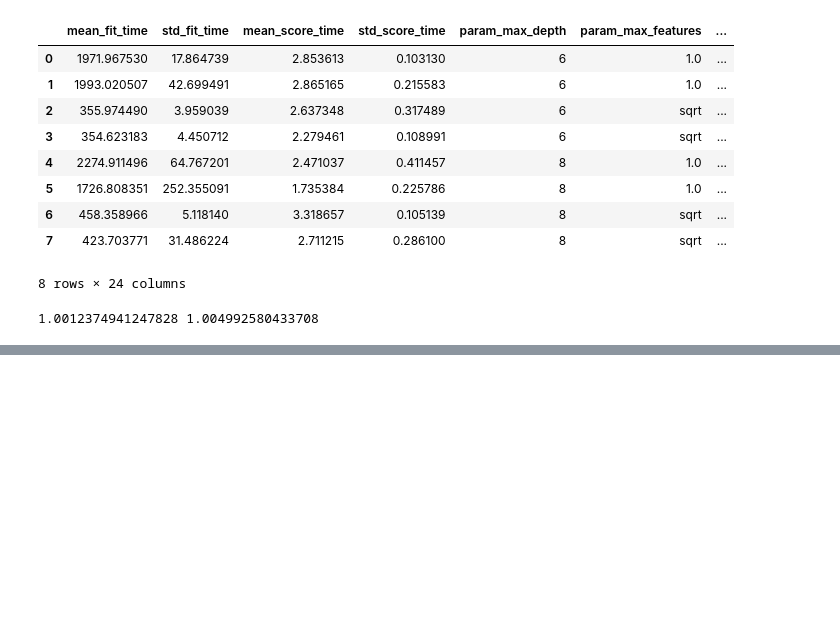
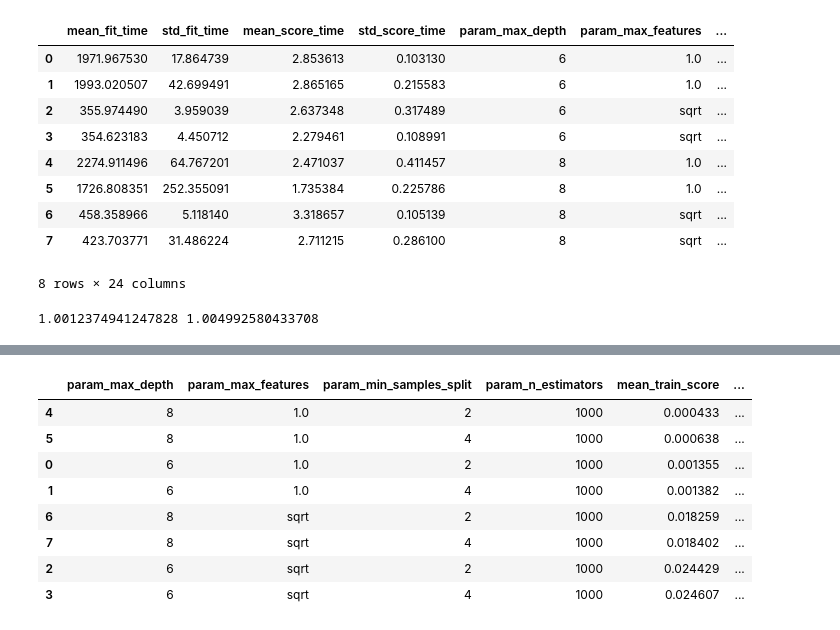
Before and after one commit to Ahmed-Haitham/Reproducible-Research-Project, a Jupyter notebook: model/model_choice.ipynb, the cells around one changed output, grey strips where cells are left out. Drawn from its saved outputs; the diff is of its cells as text; code cells hidden in the pictures; blank space fills up the shorter version.

```diff
--- a/model/model_choice.ipynb
+++ b/model/model_choice.ipynb
@@ -178,0 +206,21 @@ print(exp(train_score), exp(test_score))
+# %%
+with open('saved_models/cv_results_RF_log.pkl', 'rb') as file:
+     cv_results_RF_log = pickle.load(file)
+cv_summary_columns_RF_log = ['param_max_depth', 'param_max_features', 'param_min_samples_split', 'param_n_estimators',
+                            'mean_train_score', 'std_train_score', 'mean_test_score', 'std_test_score']
+cv_results_RF_log['mean_train_score'] = cv_results_RF_log['mean_train_score'].abs()
+cv_results_RF_log['mean_test_score'] = cv_results_RF_log['mean_test_score'].abs()
+cv_summary_RF_log = cv_results_RF_log[cv_summary_columns_RF_log].sort_values(by='mean_test_score', ascending=True)
+with open('saved_models/cv_summaries/cv_summary_RF_log.pkl', 'wb') as file:
+    pickle.dump(cv_summary_RF_log, file)
+cv_summary_RF_log.head(10)
+# %% [output]
+|  | param_max_depth | param_max_features | param_min_samples_split | param_n_estimators | mean_train_score | ... |
+| 4 | 8 | 1.0 | 2 | 1000 | 0.000433 | ... |
+| 5 | 8 | 1.0 | 4 | 1000 | 0.000638 | ... |
+| 0 | 6 | 1.0 | 2 | 1000 | 0.001355 | ... |
+| 1 | 6 | 1.0 | 4 | 1000 | 0.001382 | ... |
+| 6 | 8 | sqrt | 2 | 1000 | 0.018259 | ... |
+| 7 | 8 | sqrt | 4 | 1000 | 0.018402 | ... |
+| 2 | 6 | sqrt | 2 | 1000 | 0.024429 | ... |
+| 3 | 6 | sqrt | 4 | 1000 | 0.024607 | ... |
```
Also changed, not shown: parts of 10 cells of this notebook, 4 other files.
